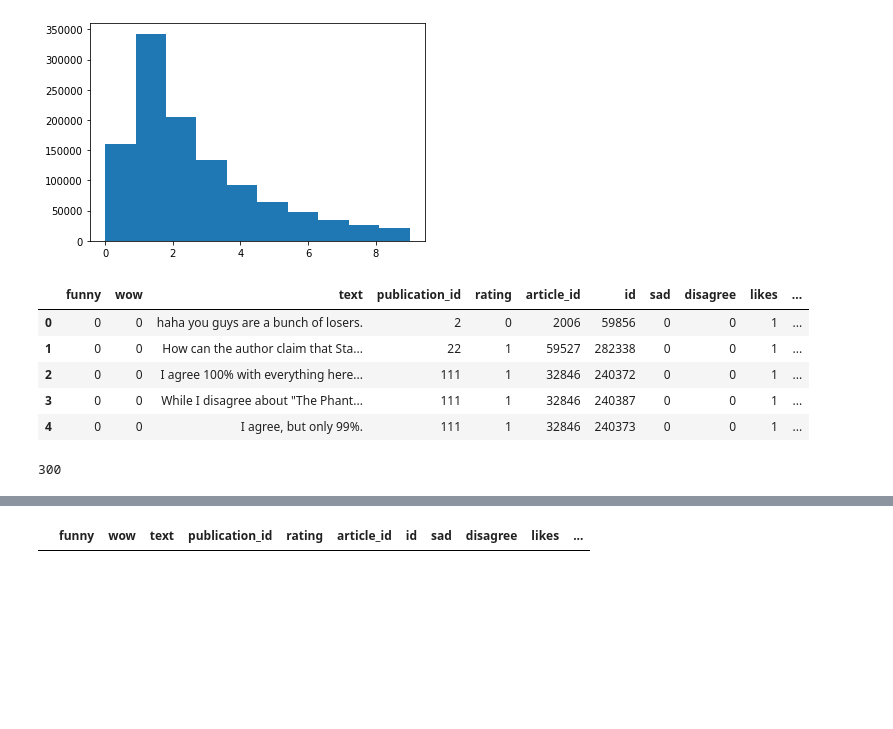
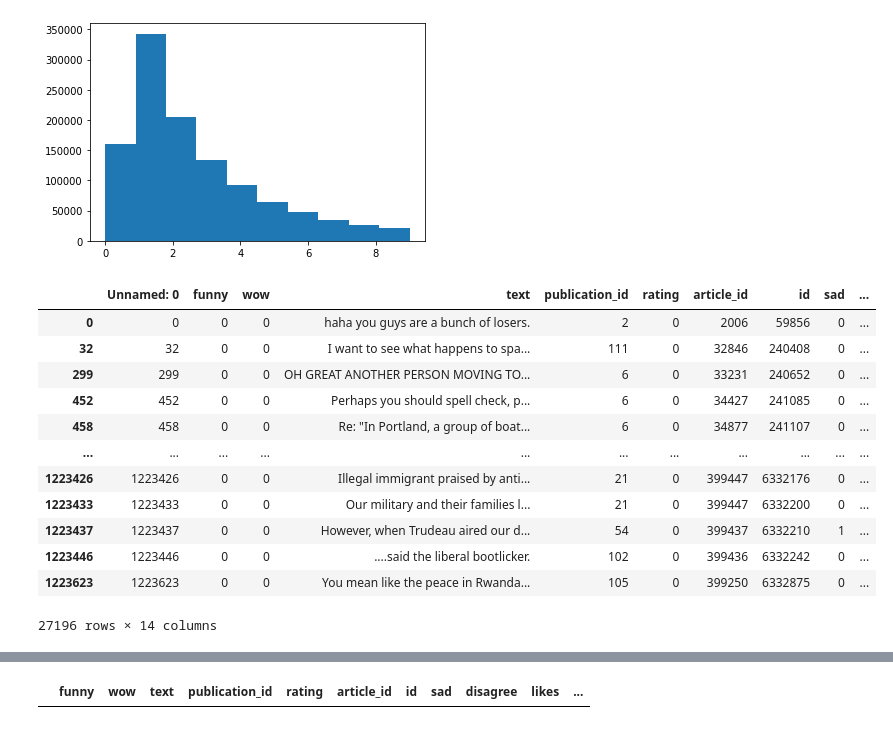
Before and after one commit to hberginc/Capstone2_temp_name, a Jupyter notebook: EDA.ipynb, the cells around one changed output, grey strips where cells are left out. Drawn from its saved outputs; the diff is of its cells as text; code cells hidden in the pictures; blank space fills up the shorter version.

```diff
--- a/EDA.ipynb
+++ b/EDA.ipynb
@@ -116,16 +116,19 @@ plt.hist(ordered[ordered.likes <10].likes)
 comments_df.fillna(value=0, inplace = True)
 # %%
 # comments_df[comments_df.parent_id != 0].parent_id
-# %%
-comments_df.head()
-# %% [output]
-|  | funny | wow | text | publication_id | rating | article_id | id | sad | disagree | likes | ... |
-| 0 | 0 | 0 | haha you guys are a bunch of losers. | 2 | 0 | 2006 | 59856 | 0 | 0 | 1 | ... |
-| 1 | 0 | 0 | How can the author claim that Sta... | 22 | 1 | 59527 | 282338 | 0 | 0 | 1 | ... |
-| 2 | 0 | 0 | I agree 100% with everything here... | 111 | 1 | 32846 | 240372 | 0 | 0 | 1 | ... |
-| 3 | 0 | 0 | While I disagree about "The Phant... | 111 | 1 | 32846 | 240387 | 0 | 0 | 1 | ... |
-| 4 | 0 | 0 | I agree, but only 99%. | 111 | 1 | 32846 | 240373 | 0 | 0 | 1 | ... |
-# %%
-comments_df.likes.max()
-# %% [output]
-300
+# %%
+comments_df[comments_df.rating == 0]
+# %% [output]
+|  | Unnamed: 0 | funny | wow | text | publication_id | rating | article_id | id | sad | ... |
+| 0 | 0 | 0 | 0 | haha you guys are a bunch of losers. | 2 | 0 | 2006 | 59856 | 0 | ... |
+| 32 | 32 | 0 | 0 | I want to see what happens to spa... | 111 | 0 | 32846 | 240408 | 0 | ... |
+| 299 | 299 | 0 | 0 | OH GREAT ANOTHER PERSON MOVING TO... | 6 | 0 | 33231 | 240652 | 0 | ... |
+| 452 | 452 | 0 | 0 | Perhaps you should spell check, p... | 6 | 0 | 34427 | 241085 | 0 | ... |
+| 458 | 458 | 0 | 0 | Re: "In Portland, a group of boat... | 6 | 0 | 34877 | 241107 | 0 | ... |
+| ... | ... | ... | ... | ... | ... | ... | ... | ... | ... | ... |
+| 1223426 | 1223426 | 0 | 0 | Illegal immigrant praised by anti... | 21 | 0 | 399447 | 6332176 | 0 | ... |
+| 1223433 | 1223433 | 0 | 0 | Our military and their families l... | 21 | 0 | 399447 | 6332200 | 0 | ... |
+| 1223437 | 1223437 | 0 | 0 | However, when Trudeau aired our d... | 54 | 0 | 399437 | 6332210 | 1 | ... |
+| 1223446 | 1223446 | 0 | 0 | ....said the liberal bootlicker. | 102 | 0 | 399436 | 6332242 | 0 | ... |
+| 1223623 | 1223623 | 0 | 0 | You mean like the peace in Rwanda... | 105 | 0 | 399250 | 6332875 | 0 | ... |
+27196 rows × 14 columns
```
Also changed, not shown: parts of 8 cells of this notebook, 2 other files.
